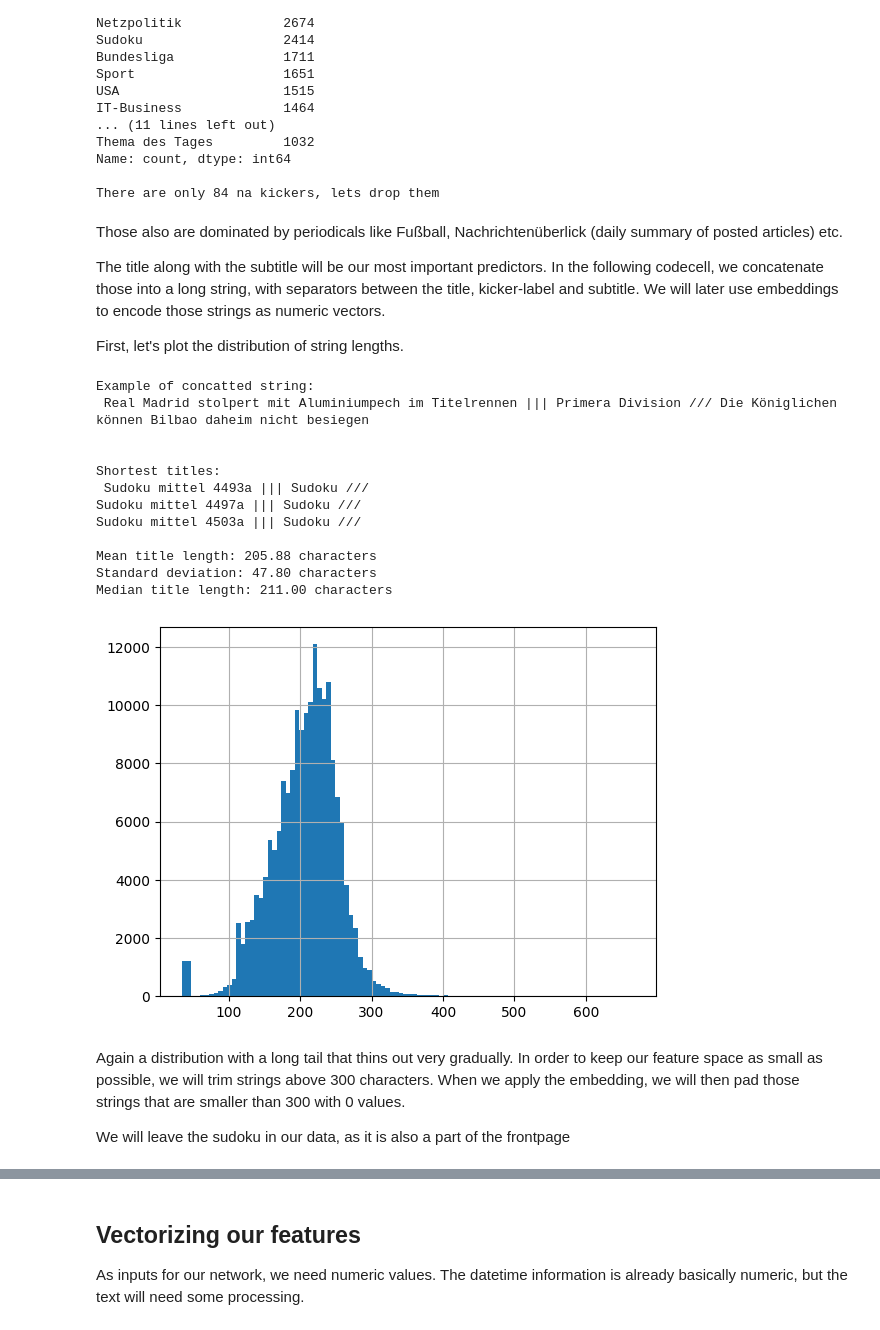
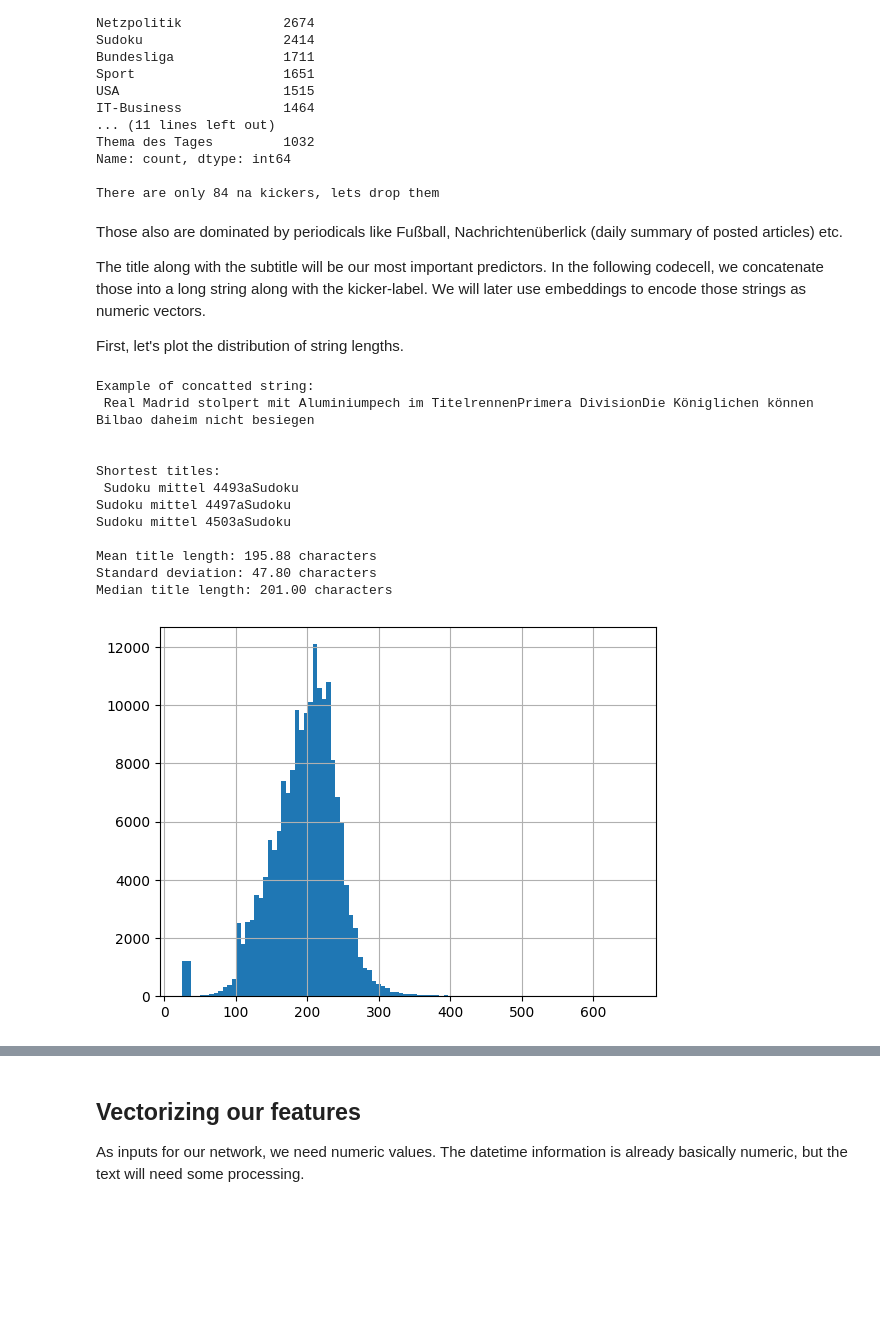
Before and after one commit to pastra98/AI_Lab, a Jupyter notebook: assignment/data_processing.ipynb, the cells around one changed output, grey strips where cells are left out. Saved outputs shown, nothing was run; the diff lists cells and outputs as text; code cells hidden in the pictures; blank space fills up the shorter version.

```diff
--- a/assignment/data_processing.ipynb
+++ b/assignment/data_processing.ipynb
@@ -396,35 +396,31 @@ There are only 84 na kickers, lets drop them
 # %% [markdown]
 Those also are dominated by periodicals like Fußball, Nachrichtenüberlick (daily summary of posted articles) etc.
 
-The title along with the subtitle will be our most important predictors. In the following codecell, we concatenate those into a long string, with separators between the title, kicker-label and subtitle. We will later use embeddings to encode those strings as numeric vectors.
+The title along with the subtitle will be our most important predictors. In the following codecell, we concatenate those into a long string along with the kicker-label. We will later use embeddings to encode those strings as numeric vectors.
 
 First, let's plot the distribution of string lengths.
 # %%
-df['text'] = df['title'] + ' ||| ' + df['kicker'].fillna('') + ' /// ' + df['subtitle'].fillna('')
+df['text'] = df['title'] +  df['kicker'].fillna('') + df['subtitle'].fillna('')
 
 print('Example of concatted string:\n', df['text'][0], '\n')
 df['text'].str.len().hist(bins=100)
 short_txt = df['text'].apply(len).nsmallest(3).index.map(df['text']).tolist()
 print('\nShortest titles:\n', '\n'.join(list(short_txt)))
 
 print(f'\nMean title length: {df["text"].str.len().mean():.2f} characters')
 print(f'Standard deviation: {df["text"].str.len().std():.2f} characters')
 print(f'Median title length: {df["text"].str.len().median():.2f} characters')
 # %% [output]
 Example of concatted string:
- Real Madrid stolpert mit Aluminiumpech im Titelrennen ||| Primera Division /// Die Königlichen können Bilbao daheim nicht besiegen
+ Real Madrid stolpert mit Aluminiumpech im TitelrennenPrimera DivisionDie Königlichen können Bilbao daheim nicht besiegen
 
 
 Shortest titles:
- Sudoku mittel 4493a ||| Sudoku ///
-Sudoku mittel 4497a ||| Sudoku ///
-Sudoku mittel 4503a ||| Sudoku ///
+ Sudoku mittel 4493aSudoku
+Sudoku mittel 4497aSudoku
+Sudoku mittel 4503aSudoku
 
-Mean title length: 205.88 characters
+Mean title length: 195.88 characters
 Standard deviation: 47.80 characters
-Median title length: 211.00 characters
+Median title length: 201.00 characters
-[figure, old version]
+[figure, new version]
-# %% [markdown]
-Again a distribution with a long tail that thins out very gradually. In order to keep our feature space as small as possible, we will trim strings above 300 characters. When we apply the embedding, we will then pad those strings that are smaller than 300 with 0 values.
-
-We will leave the sudoku in our data, as it is also a part of the frontpage
```
Also changed, not shown: parts of 17 cells of this notebook.
